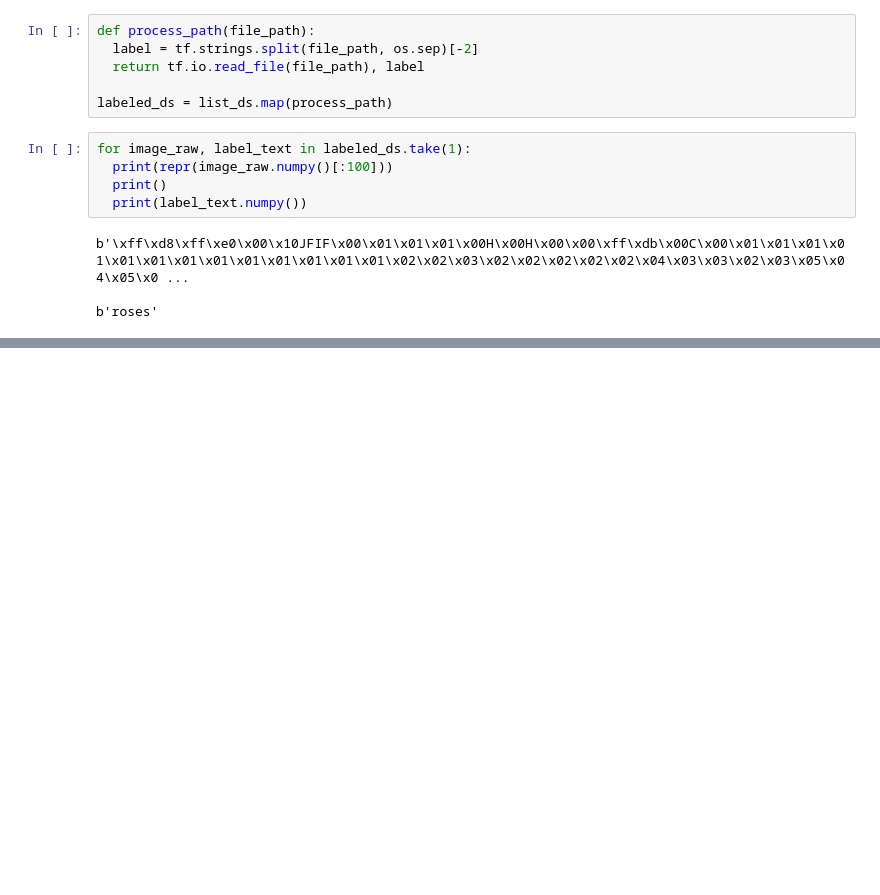
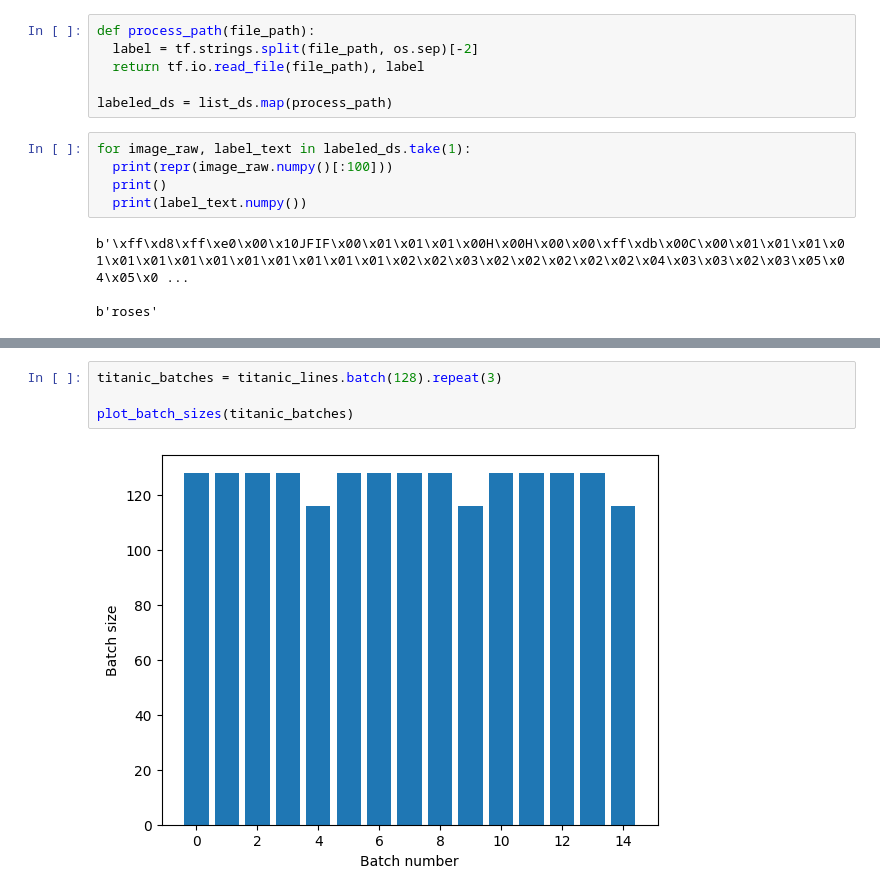
Before and after one commit to flyinacres/tensorflow, a Jupyter notebook: tensorflow-pipelines.ipynb, the cells around one changed output, grey strips where cells are left out. Drawn from its saved outputs; the diff is of its cells as text; blank space fills up the shorter version.

```diff
--- a/tensorflow-pipelines.ipynb
+++ b/tensorflow-pipelines.ipynb
@@ -502,0 +564,6 @@ b'roses'
+# %%
+titanic_batches = titanic_lines.batch(128).repeat(3)
+
+plot_batch_sizes(titanic_batches)
+# %% [output]
+[figure, added]
```
Also changed, not shown: parts of 10 cells of this notebook.
